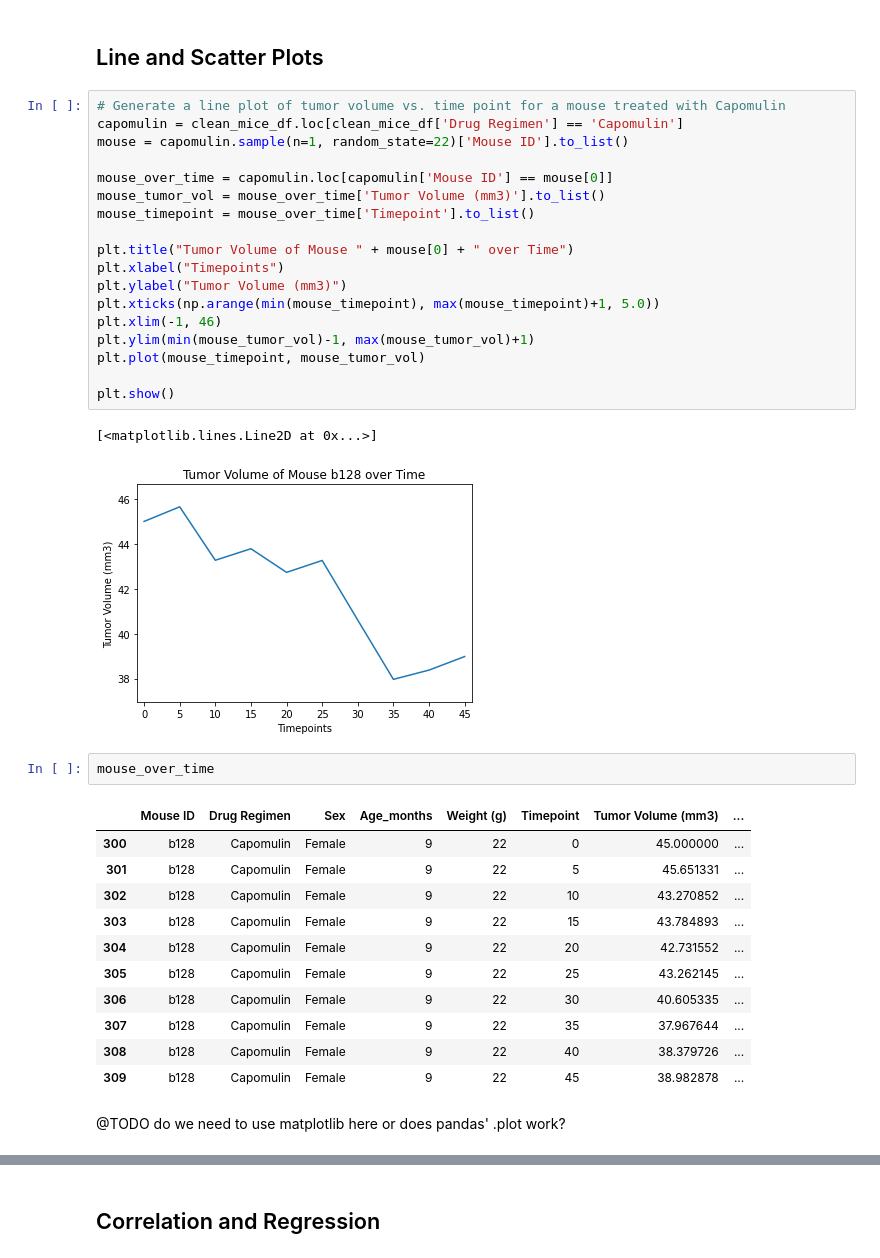
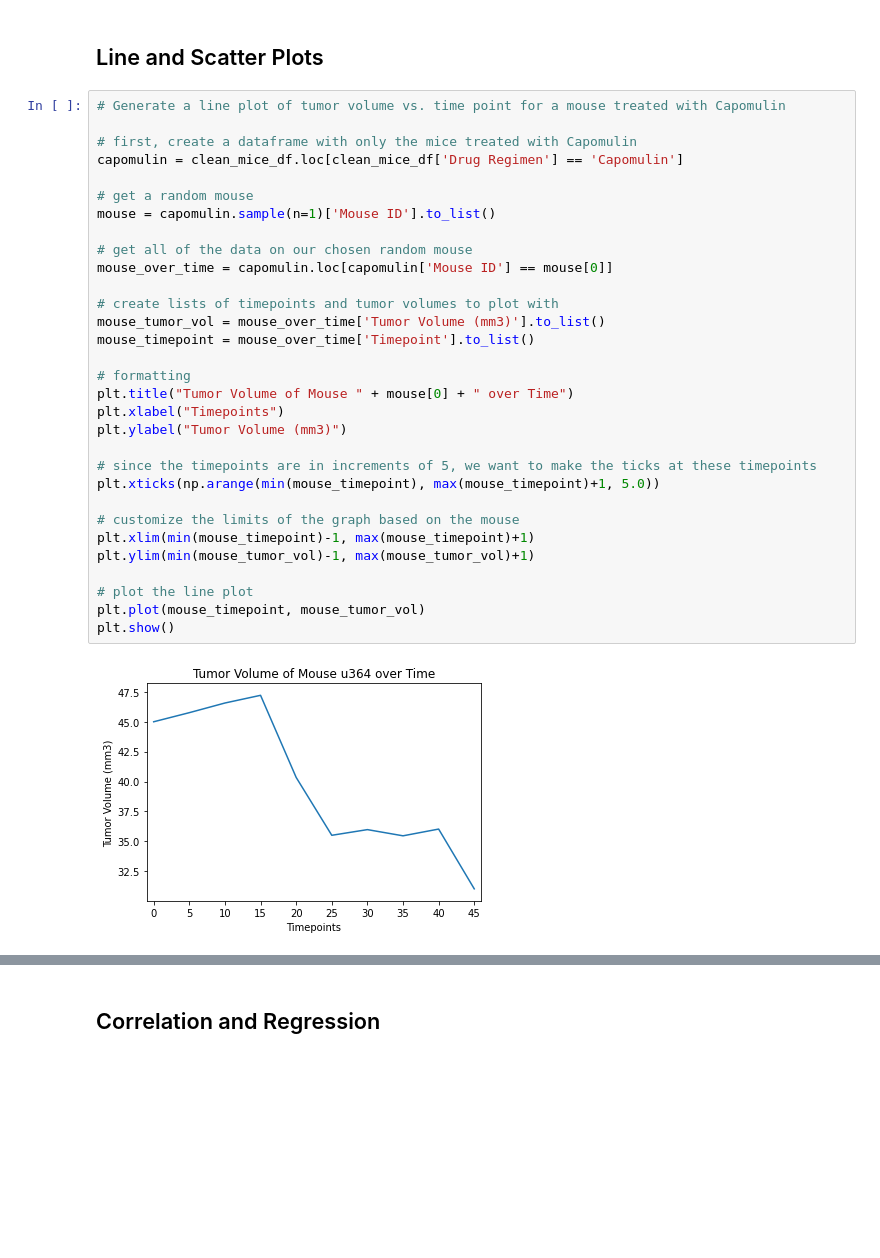
Before and after one commit to apfleegor/matplotlib-challenge, a Jupyter notebook: Pymaceuticals/pymaceuticals_starter.ipynb, the cells around one changed output, grey strips where cells are left out. Cells and saved outputs as stored; diff of their text form; blank space fills up the shorter version.

Commit message:
almost final code, need to clarify things for the bar charts and pie charts

```diff
--- a/Pymaceuticals/pymaceuticals_starter.ipynb
+++ b/Pymaceuticals/pymaceuticals_starter.ipynb
@@ -330,40 +305,36 @@ Text(0, 0.5, 'Tumor volume (mm3)')
 ## Line and Scatter Plots
 # %%
 # Generate a line plot of tumor volume vs. time point for a mouse treated with Capomulin
+
+# first, create a dataframe with only the mice treated with Capomulin
 capomulin = clean_mice_df.loc[clean_mice_df['Drug Regimen'] == 'Capomulin']
-mouse = capomulin.sample(n=1, random_state=22)['Mouse ID'].to_list()
 
+# get a random mouse
+mouse = capomulin.sample(n=1)['Mouse ID'].to_list()
+
+# get all of the data on our chosen random mouse
 mouse_over_time = capomulin.loc[capomulin['Mouse ID'] == mouse[0]]
+
+# create lists of timepoints and tumor volumes to plot with
 mouse_tumor_vol = mouse_over_time['Tumor Volume (mm3)'].to_list()
 mouse_timepoint = mouse_over_time['Timepoint'].to_list()
 
+# formatting
 plt.title("Tumor Volume of Mouse " + mouse[0] + " over Time")
 plt.xlabel("Timepoints")
 plt.ylabel("Tumor Volume (mm3)")
+
+# since the timepoints are in increments of 5, we want to make the ticks at these timepoints
 plt.xticks(np.arange(min(mouse_timepoint), max(mouse_timepoint)+1, 5.0))
-plt.xlim(-1, 46)
+
+# customize the limits of the graph based on the mouse
+plt.xlim(min(mouse_timepoint)-1, max(mouse_timepoint)+1)
 plt.ylim(min(mouse_tumor_vol)-1, max(mouse_tumor_vol)+1)
+
+# plot the line plot
 plt.plot(mouse_timepoint, mouse_tumor_vol)
-
 plt.show()
 # %% [output]
-[<matplotlib.lines.Line2D at 0x...>]
-[figure, old version]
+[figure, new version]
-# %%
-mouse_over_time
-# %% [output]
-|  | Mouse ID | Drug Regimen | Sex | Age_months | Weight (g) | Timepoint | Tumor Volume (mm3) | ... |
-| 300 | b128 | Capomulin | Female | 9 | 22 | 0 | 45.000000 | ... |
-| 301 | b128 | Capomulin | Female | 9 | 22 | 5 | 45.651331 | ... |
-| 302 | b128 | Capomulin | Female | 9 | 22 | 10 | 43.270852 | ... |
-| 303 | b128 | Capomulin | Female | 9 | 22 | 15 | 43.784893 | ... |
-| 304 | b128 | Capomulin | Female | 9 | 22 | 20 | 42.731552 | ... |
-| 305 | b128 | Capomulin | Female | 9 | 22 | 25 | 43.262145 | ... |
-| 306 | b128 | Capomulin | Female | 9 | 22 | 30 | 40.605335 | ... |
-| 307 | b128 | Capomulin | Female | 9 | 22 | 35 | 37.967644 | ... |
-| 308 | b128 | Capomulin | Female | 9 | 22 | 40 | 38.379726 | ... |
-| 309 | b128 | Capomulin | Female | 9 | 22 | 45 | 38.982878 | ... |
-# %% [markdown]
-@TODO do we need to use matplotlib here or does pandas' .plot work?
 # %%
 # Generate a scatter plot of average tumor volume vs. mouse weight for the Capomulin regimen
```
Also changed, not shown: parts of 26 cells of this notebook.
